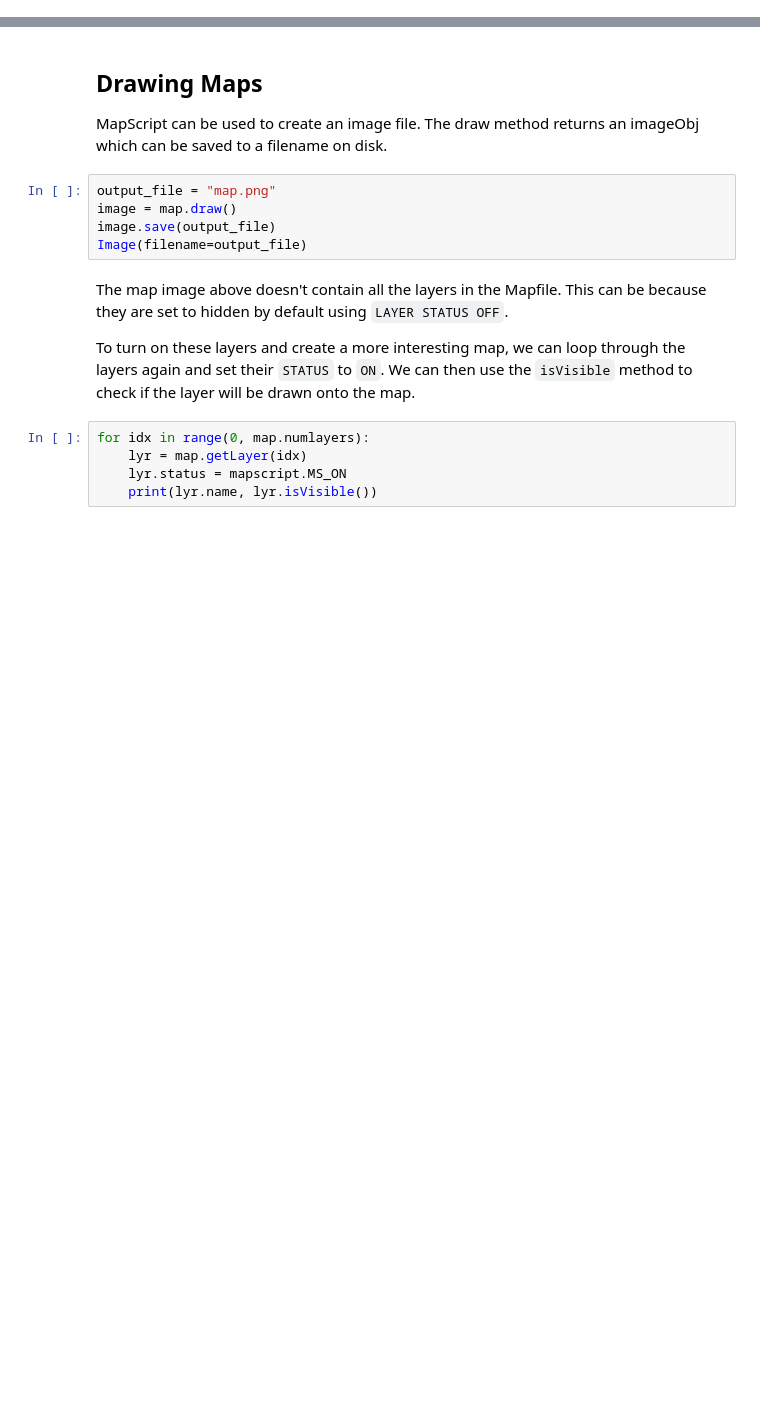
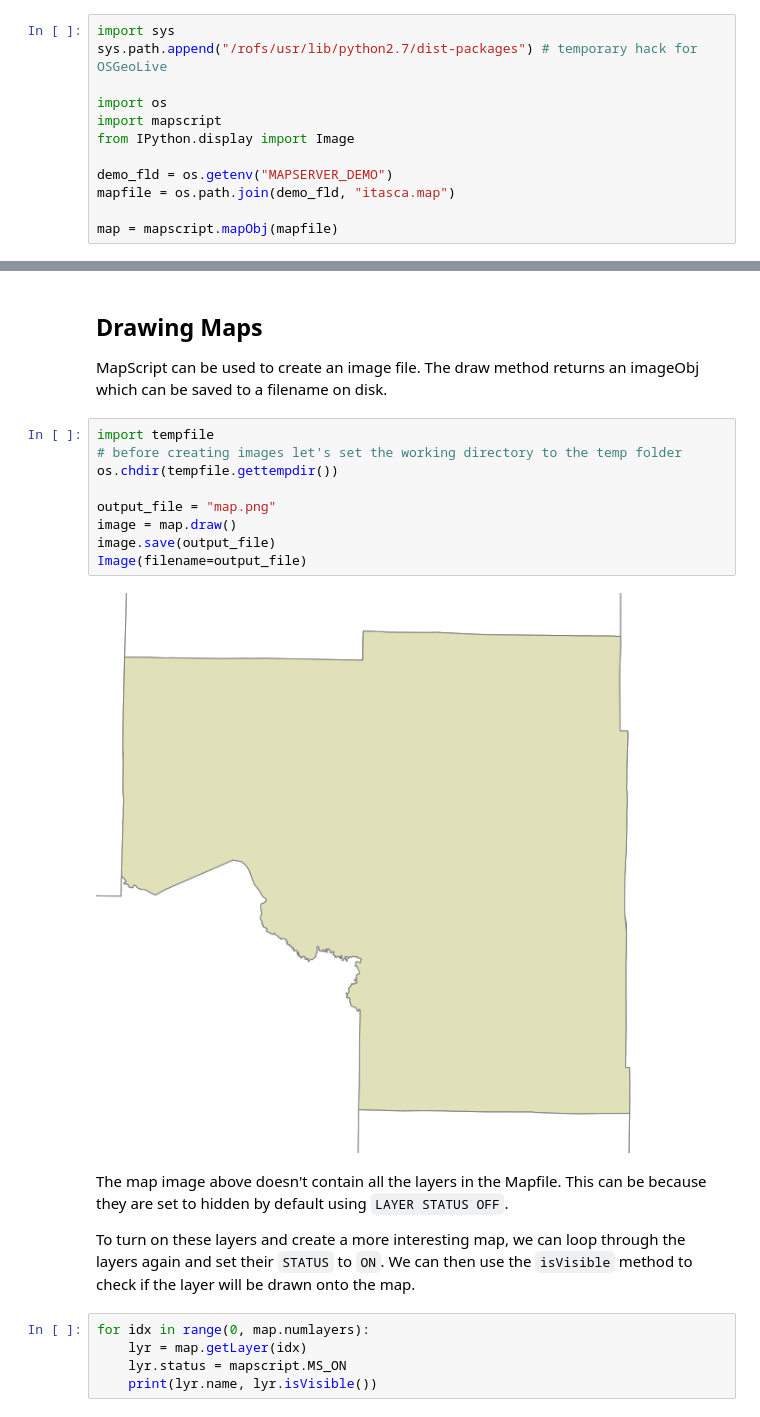
Before and after one commit to geographika/OSGeoLive12-Notebooks, a Jupyter notebook: jupyter/quickstarts/mapscript-quickstart.ipynb, the cells around one changed output, grey strips where cells are left out. Cells and saved outputs as stored; diff of their text form; blank space fills up the shorter version.

Commit message:
Updates to work with OSGeoLive

````diff
--- a/jupyter/quickstarts/mapscript-quickstart.ipynb
+++ b/jupyter/quickstarts/mapscript-quickstart.ipynb
@@ -18,3 +13,15 @@ map = mapscript.mapObj(pth)
+# %%
+import sys
+sys.path.append("/rofs/usr/lib/python2.7/dist-packages") # temporary hack for OSGeoLive
+
+import os
+import mapscript
+from IPython.display import Image
+
+demo_fld = os.getenv("MAPSERVER_DEMO")
+mapfile = os.path.join(demo_fld, "itasca.map")
+
+map = mapscript.mapObj(mapfile)
 # %% [markdown]
 Anything found in the Mapfile can be accessed and manipulated using MapScript.
 For example we can get the count of all the layers in the Mapfile, and loop
@@ -30,10 +50,16 @@ for idx in range(0, map.numlayers):
 MapScript can be used to create an image file. The draw method
 returns an imageObj which can be saved to a filename on disk.
 # %%
+import tempfile
+# before creating images let's set the working directory to the temp folder
+os.chdir(tempfile.gettempdir())
+
 output_file = "map.png"
 image = map.draw()
 image.save(output_file)
 Image(filename=output_file)
+# %% [output]
+[figure, added]
 # %% [markdown]
 The map image above doesn't contain all the layers in the Mapfile.
 This can be because they are set to hidden by default using ```LAYER STATUS OFF```.
````
Also changed, not shown: parts of 15 cells of this notebook, 5 other files.
